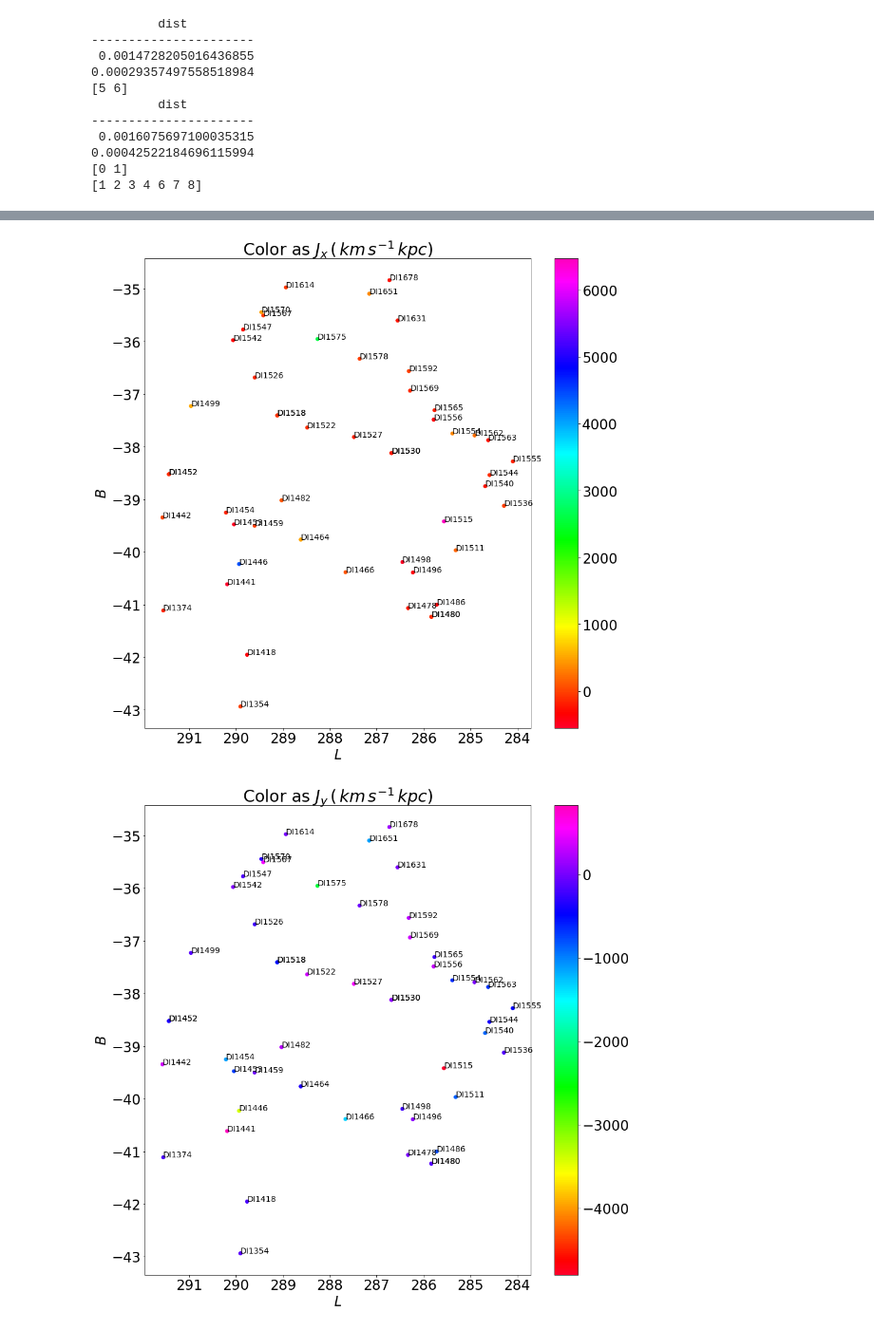
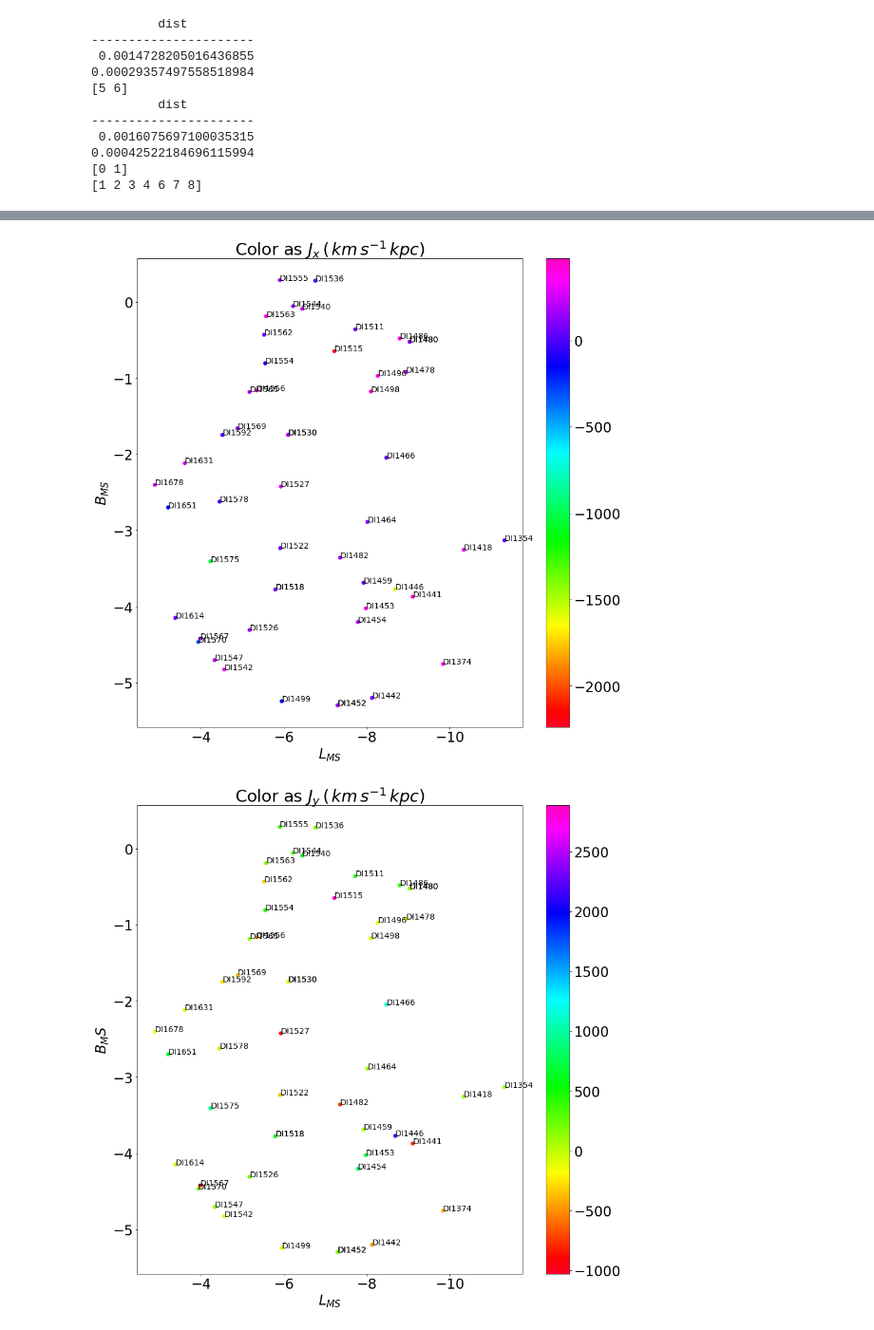
Before and after one commit to JoshuaPovick/MS_young, a Jupyter notebook: galactocentric_velocity.ipynb, the cells around one changed output, grey strips where cells are left out. Shown at 95% size. Cells and saved outputs as stored; diff of their text form; code cells hidden in the pictures.

```diff
--- a/galactocentric_velocity.ipynb
+++ b/galactocentric_velocity.ipynb
@@ -165,10 +168,11 @@ heir  = consort[clean]
 # %%
+#convert to galactocentric coordinates (x,y,z)
 from astropy.coordinates import Distance
 
 galact = []
 for i in range(len(heir)):
     cr = coord.ICRS(ra=heir['RA'][i]*u.degree, dec=heir['DEC'][i]*u.degree, \
-                        distance=Distance(parallax=heir['parallax'][i]*u.mas,allow_negative=True),\
+                        distance=Distance(parallax=(heir['parallax'][i]+0.052)*u.mas,allow_negative=True),\
                         pm_ra_cosdec=heir['pmra'][i]*u.mas/u.yr,\
                         pm_dec=heir['pmdec'][i]*u.mas/u.yr,
                         radial_velocity=heir['VLSR'][i]*u.km/u.s)
@@ -337,9 +396,0 @@ plt.show()
-# %%
-#angular momentum calculation
-l = []
-
-for i in range(len(galact)):
-    r = [galact[i][0].x.value/1000,galact[i][0].y.value/1000,galact[i][0].z.value/1000]
-    v = [galact[i][0].v_x.value,galact[i][0].v_y.value,galact[i][0].v_z.value]
-    l.append(-1*np.cross(r,v)) #negative sign due to left-handed galactic coordinates
-#print(l)
@@ -355,48 +456,70 @@ for i in range(len(l)):
     jz.append(l[i][2])
 
 plt.figure(figsize = (15,15))
-plt.scatter(heir['GLON'],heir['GLAT'],c=jx,cmap='gist_rainbow')
+#plt.scatter(heir['GLON'],heir['GLAT'],c=jx,cmap='gist_rainbow')
+plt.scatter(lms,bms,c=jx,cmap='gist_rainbow')
 plt.colorbar()
-plt.xlabel(r'$L$')
-plt.ylabel(r'$B$')
+plt.xlabel(r'$L_{MS}$')
+plt.ylabel(r'$B_{MS}$')
 plt.title(r'Color as $J_{x}\, (\,km\,s^{-1}\,kpc)$')
 for i in range(len(heir)):
-    plt.text(heir['GLON'][i],heir['GLAT'][i],heir['NAME'][i],fontsize=14)
+    #plt.text(heir['GLON'][i],heir['GLAT'][i],heir['NAME'][i],fontsize=14)
+    plt.text(lms[i],bms[i],heir['NAME'][i],fontsize=14)
 plt.gca().invert_xaxis()
 plt.show()
 
 plt.figure(figsize = (15,15))
-plt.scatter(heir['GLON'],heir['GLAT'],c=jy,cmap='gist_rainbow')
+#plt.scatter(heir['GLON'],heir['GLAT'],c=jy,cmap='gist_rainbow')
+plt.scatter(lms,bms,c=jy,cmap='gist_rainbow')
 plt.colorbar()
-plt.xlabel(r'$L$')
-plt.ylabel(r'$B$')
+plt.xlabel(r'$L_{MS}$')
+plt.ylabel(r'$B_MS$')
 plt.title(r'Color as $J_{y}\, (\,km\,s^{-1}\,kpc)$')
 for i in range(len(heir)):
-    plt.text(heir['GLON'][i],heir['GLAT'][i],heir['NAME'][i],fontsize=14)
+    #plt.text(heir['GLON'][i],heir['GLAT'][i],heir['NAME'][i],fontsize=14)
+    plt.text(lms[i],bms[i],heir['NAME'][i],fontsize=14)
 plt.gca().invert_xaxis()
 plt.show()
 
 plt.figure(figsize = (15,15))
-plt.scatter(heir['GLON'],heir['GLAT'],c=jz,cmap='gist_rainbow')
+#plt.scatter(heir['GLON'],heir['GLAT'],c=jz,cmap='gist_rainbow')
+plt.scatter(lms,bms,c=jz,cmap='gist_rainbow')
 plt.colorbar()
-plt.xlabel(r'$L$')
-plt.ylabel(r'$B$')
+plt.xlabel(r'$L_{MS}$')
+plt.ylabel(r'$B_{MS}$')
 plt.title(r'Color as $J_{z}\, (\,km\,s^{-1}\,kpc)$')
 for i in range(len(heir)):
-    plt.text(heir['GLON'][i],heir['GLAT'][i],heir['NAME'][i],fontsize=14)
+    #plt.text(heir['GLON'][i],heir['GLAT'][i],heir['NAME'][i],fontsize=14)
+    plt.text(lms[i],bms[i],heir['NAME'][i],fontsize=14)
 plt.gca().invert_xaxis()
 plt.show()
 
 plt.figure(figsize = (15,15))
 plt.scatter(lms,jz,c=np.reciprocal(heir['parallax']+0.052),cmap='gist_rainbow')
 plt.colorbar()
-plt.xlabel(r'$L$')
+plt.xlabel(r'$L_{MS}$')
 plt.ylabel(r'$J_{z}\, (\,km\,s^{-1}\,kpc)$')
 plt.title(r'Color as distance $(kpc)$')
 for i in range(len(heir)):
     plt.text(lms[i],np.array(jz)[i],heir['NAME'][i],fontsize=14)
+    #plt.text(lms[i],bms[i],heir['NAME'][i],fontsize=14)
 plt.gca().invert_xaxis()
 plt.show()
+
+plt.figure(figsize = (15,15))
+plt.scatter(jz,np.sqrt(np.square(jx)+np.square(jy)+np.square(jz)),\
+            c=np.reciprocal(heir['parallax']+0.052),cmap='gist_rainbow') \
+#np.sqrt(np.square(heir['pmra'])+np.square(heir['pmra']))
+plt.xlabel(r'$J_{z}$')
+plt.ylabel(r'$J$')
+plt.title(r'Color as distance (kpc)')
+plt.colorbar()
+plt.errorbar(jz,np.sqrt(np.square(jx)+np.square(jy)+np.square(jz)),yerr=l_err,linestyle='',c='k')
+#plt.errorbar(jz,np.sqrt(np.square(jx)+np.square(jy)+np.square(jz)),yerr=l_err,xerr=lz_err,linestyle='',c='k')
+plt.title(r'Color as $J_{z}\, (\,km\,s^{-1}\,kpc)$')
+#for i in range(len(heir)):
+#    plt.text(jz[i],np.sqrt(np.square(jx)+np.square(jy)+np.square(jz))[i],heir['NAME'][i],fontsize=8)
+plt.show()
 # %% [output]
-[figure, old version]
+[figure, new version]
-[figure, old version]
+[figure, new version]
```
Also changed, not shown: parts of 29 cells of this notebook, 1 other file.
